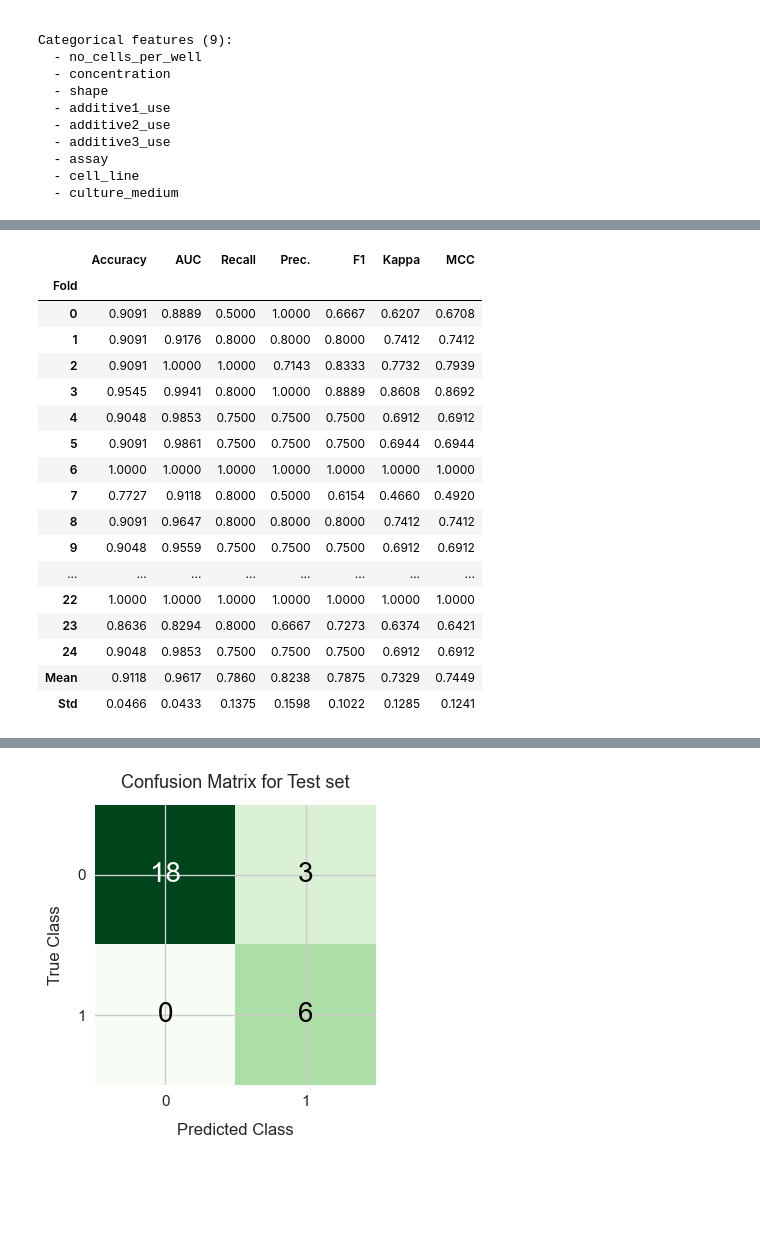
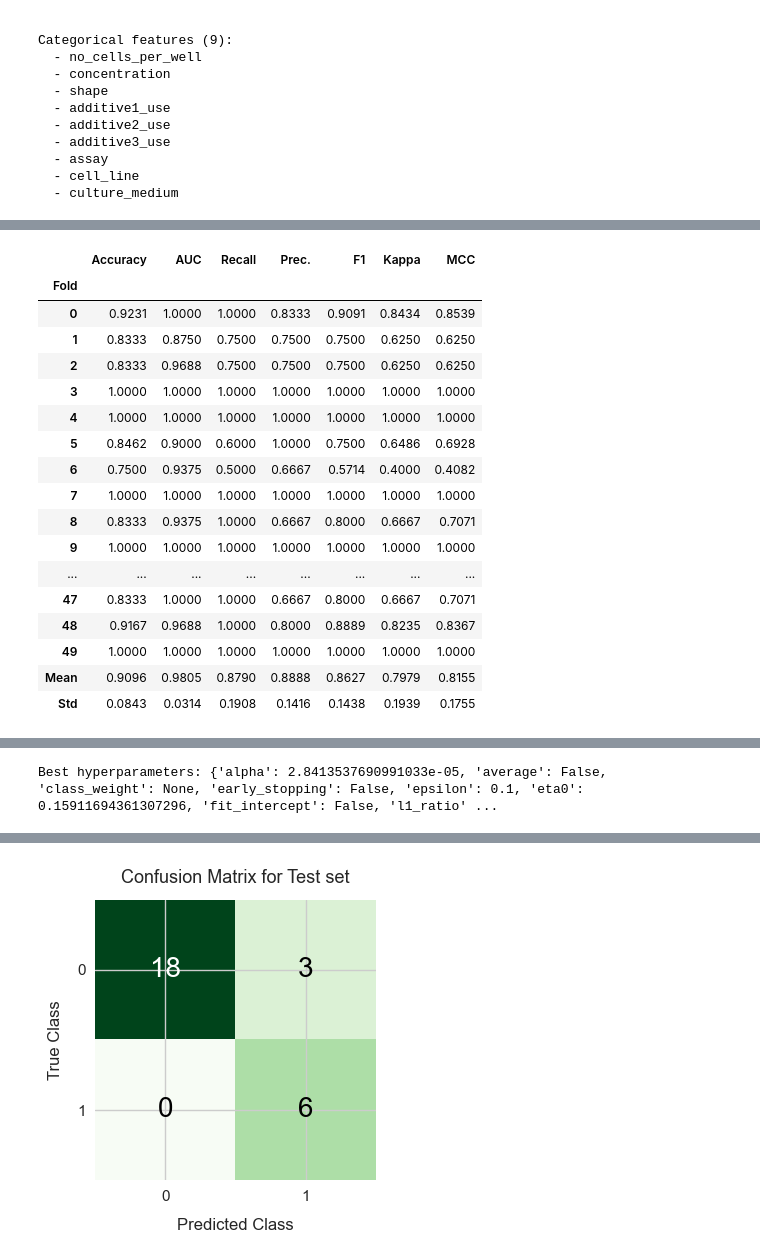
Before and after one commit to Alexangelo92/Cytotoxicity_mdpi, a Jupyter notebook: cytotoxicity_rf_classifier_MDPI.ipynb, the cells around one changed output, grey strips where cells are left out. Cells and saved outputs as stored; diff of their text form; code cells hidden in the pictures; blank space fills up the shorter version.

```diff
--- a/cytotoxicity_rf_classifier_MDPI.ipynb
+++ b/cytotoxicity_rf_classifier_MDPI.ipynb
@@ -801,12 +714,12 @@ clf = setup(data=train_data,
             preprocess=False,          # data already preprocessed
             fix_imbalance=True,
             # fold=5,
-            fold_strategy=RepeatedStratifiedKFold(n_splits=5, n_repeats=5, random_state=42),
+            fold_strategy=RepeatedStratifiedKFold(n_splits=5, n_repeats=10, random_state=42),
             index=False,
             session_id=42)
 
 # Compare models and select the best one based on AUC
-best_model = compare_models(sort='auc', n_select=1)
+best_model = compare_models(sort='mcc', n_select=1) # Model selection was optimized on Recall to minimize false negatives, given that misclassifying a toxic nanoparticle as safe poses unacceptable risk.
 print(f"Best model: {best_model}")
 # %% [output]
 |  | Description | Value |
@@ -841,33 +759,34 @@ Best model: CatBoostClassifier(border_count=254, random_state=42, task_type='CPU
 # %%
 # Optimize the best model's hyperparameters using Optuna with early stopping
 tuned_model = tune_model(best_model,
-                         optimize='auc',
+                         optimize='mcc',
                          search_library='optuna',
-                         n_iter=50,
+                         n_iter=200,
                          )
 # Check the best hyperparameters found
 print("Best hyperparameters:", tuned_model.get_params())
 # %% [output]
 [interactive output not drawn]
 |  | Accuracy | AUC | Recall | Prec. | F1 | Kappa | MCC |
 | Fold |  |  |  |  |  |  |  |
-| 0 | 0.9091 | 0.8889 | 0.5000 | 1.0000 | 0.6667 | 0.6207 | 0.6708 |
-| 1 | 0.9091 | 0.9176 | 0.8000 | 0.8000 | 0.8000 | 0.7412 | 0.7412 |
-| 2 | 0.9091 | 1.0000 | 1.0000 | 0.7143 | 0.8333 | 0.7732 | 0.7939 |
-| 3 | 0.9545 | 0.9941 | 0.8000 | 1.0000 | 0.8889 | 0.8608 | 0.8692 |
-| 4 | 0.9048 | 0.9853 | 0.7500 | 0.7500 | 0.7500 | 0.6912 | 0.6912 |
-| 5 | 0.9091 | 0.9861 | 0.7500 | 0.7500 | 0.7500 | 0.6944 | 0.6944 |
-| 6 | 1.0000 | 1.0000 | 1.0000 | 1.0000 | 1.0000 | 1.0000 | 1.0000 |
-| 7 | 0.7727 | 0.9118 | 0.8000 | 0.5000 | 0.6154 | 0.4660 | 0.4920 |
-| 8 | 0.9091 | 0.9647 | 0.8000 | 0.8000 | 0.8000 | 0.7412 | 0.7412 |
-| 9 | 0.9048 | 0.9559 | 0.7500 | 0.7500 | 0.7500 | 0.6912 | 0.6912 |
+| 0 | 0.9231 | 1.0000 | 1.0000 | 0.8333 | 0.9091 | 0.8434 | 0.8539 |
+| 1 | 0.8333 | 0.8750 | 0.7500 | 0.7500 | 0.7500 | 0.6250 | 0.6250 |
+| 2 | 0.8333 | 0.9688 | 0.7500 | 0.7500 | 0.7500 | 0.6250 | 0.6250 |
+| 3 | 1.0000 | 1.0000 | 1.0000 | 1.0000 | 1.0000 | 1.0000 | 1.0000 |
+| 4 | 1.0000 | 1.0000 | 1.0000 | 1.0000 | 1.0000 | 1.0000 | 1.0000 |
+| 5 | 0.8462 | 0.9000 | 0.6000 | 1.0000 | 0.7500 | 0.6486 | 0.6928 |
+| 6 | 0.7500 | 0.9375 | 0.5000 | 0.6667 | 0.5714 | 0.4000 | 0.4082 |
+| 7 | 1.0000 | 1.0000 | 1.0000 | 1.0000 | 1.0000 | 1.0000 | 1.0000 |
+| 8 | 0.8333 | 0.9375 | 1.0000 | 0.6667 | 0.8000 | 0.6667 | 0.7071 |
+| 9 | 1.0000 | 1.0000 | 1.0000 | 1.0000 | 1.0000 | 1.0000 | 1.0000 |
 | ... | ... | ... | ... | ... | ... | ... | ... |
-| 22 | 1.0000 | 1.0000 | 1.0000 | 1.0000 | 1.0000 | 1.0000 | 1.0000 |
-| 23 | 0.8636 | 0.8294 | 0.8000 | 0.6667 | 0.7273 | 0.6374 | 0.6421 |
-| 24 | 0.9048 | 0.9853 | 0.7500 | 0.7500 | 0.7500 | 0.6912 | 0.6912 |
-| Mean | 0.9118 | 0.9617 | 0.7860 | 0.8238 | 0.7875 | 0.7329 | 0.7449 |
-| Std | 0.0466 | 0.0433 | 0.1375 | 0.1598 | 0.1022 | 0.1285 | 0.1241 |
+| 47 | 0.8333 | 1.0000 | 1.0000 | 0.6667 | 0.8000 | 0.6667 | 0.7071 |
+| 48 | 0.9167 | 0.9688 | 1.0000 | 0.8000 | 0.8889 | 0.8235 | 0.8367 |
+| 49 | 1.0000 | 1.0000 | 1.0000 | 1.0000 | 1.0000 | 1.0000 | 1.0000 |
+| Mean | 0.9096 | 0.9805 | 0.8790 | 0.8888 | 0.8627 | 0.7979 | 0.8155 |
+| Std | 0.0843 | 0.0314 | 0.1908 | 0.1416 | 0.1438 | 0.1939 | 0.1755 |
 [interactive output not drawn]
+Best hyperparameters: {'alpha': 2.8413537690991033e-05, 'average': False, 'class_weight': None, 'early_stopping': False, 'epsilon': 0.1, 'eta0': 0.15911694361307296, 'fit_intercept': False, 'l1_ratio' ...
 # %%
 # Plot confusion matrix for train and test set based on the tuned model predictions
 def plot_confusion_matrix(cm, title, color):
```
Also changed, not shown: parts of 23 cells of this notebook, 6 other files.
